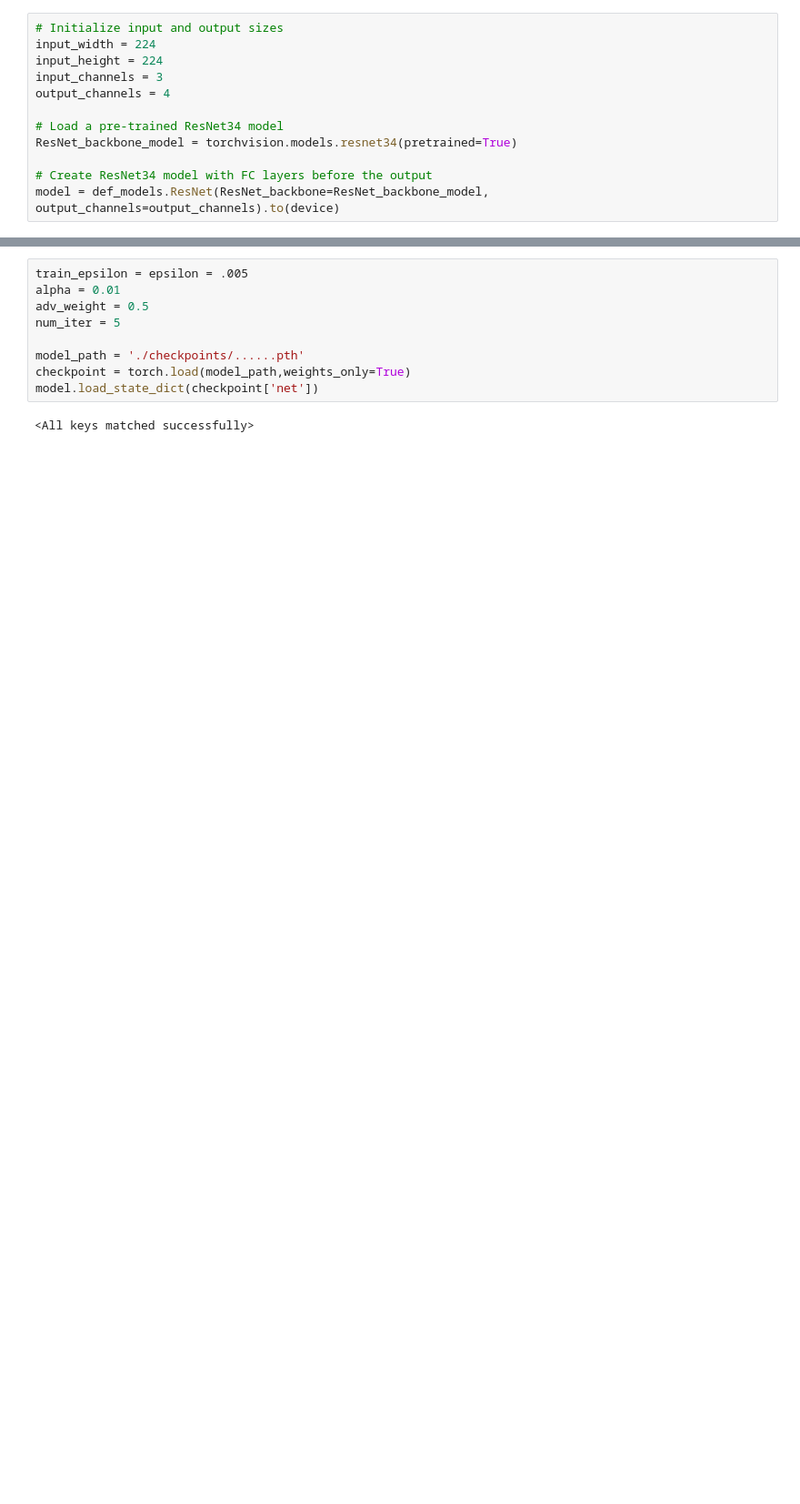
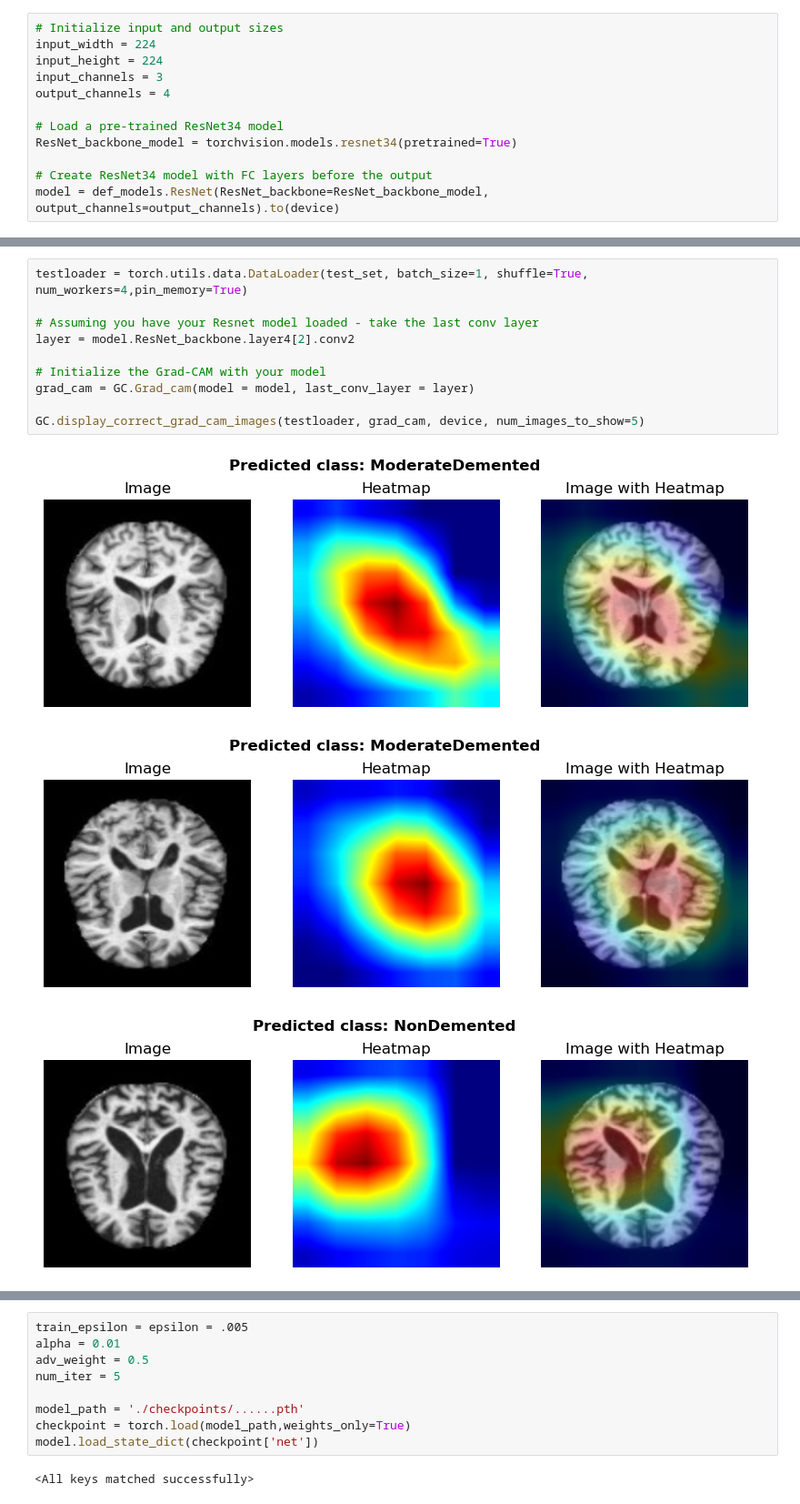
Before and after one commit to nivbartov/MRI_Brain_Alzheimer_Classification, a Jupyter notebook: models/results.ipynb, the cells around one changed output, grey strips where cells are left out. Shown at 91% size. Saved outputs shown, nothing was run; the diff lists cells and outputs as text; blank space fills up the shorter version.

Commit message:
fix resnet in results notebook

```diff
--- a/models/results.ipynb
+++ b/models/results.ipynb
@@ -333,3 +332,17 @@ Test accuracy: 94.371%
     <img src="../assets/icons/icons8-source-64.png" style="width: 40px; height: 40px; margin-right: 5px;">
     GradCAM
 </h1>
+# %%
+testloader = torch.utils.data.DataLoader(test_set, batch_size=1, shuffle=True, num_workers=4,pin_memory=True)
+
+# Assuming you have your Resnet model loaded - take the last conv layer
+layer = model.ResNet_backbone.layer4[2].conv2
+
+# Initialize the Grad-CAM with your model
+grad_cam = GC.Grad_cam(model = model, last_conv_layer = layer)
+
+GC.display_correct_grad_cam_images(testloader, grad_cam, device, num_images_to_show=5)
+# %% [output]
+[figure, added]
+[figure, added]
+[figure, added]
```
Also changed, not shown: parts of 9 cells of this notebook.
